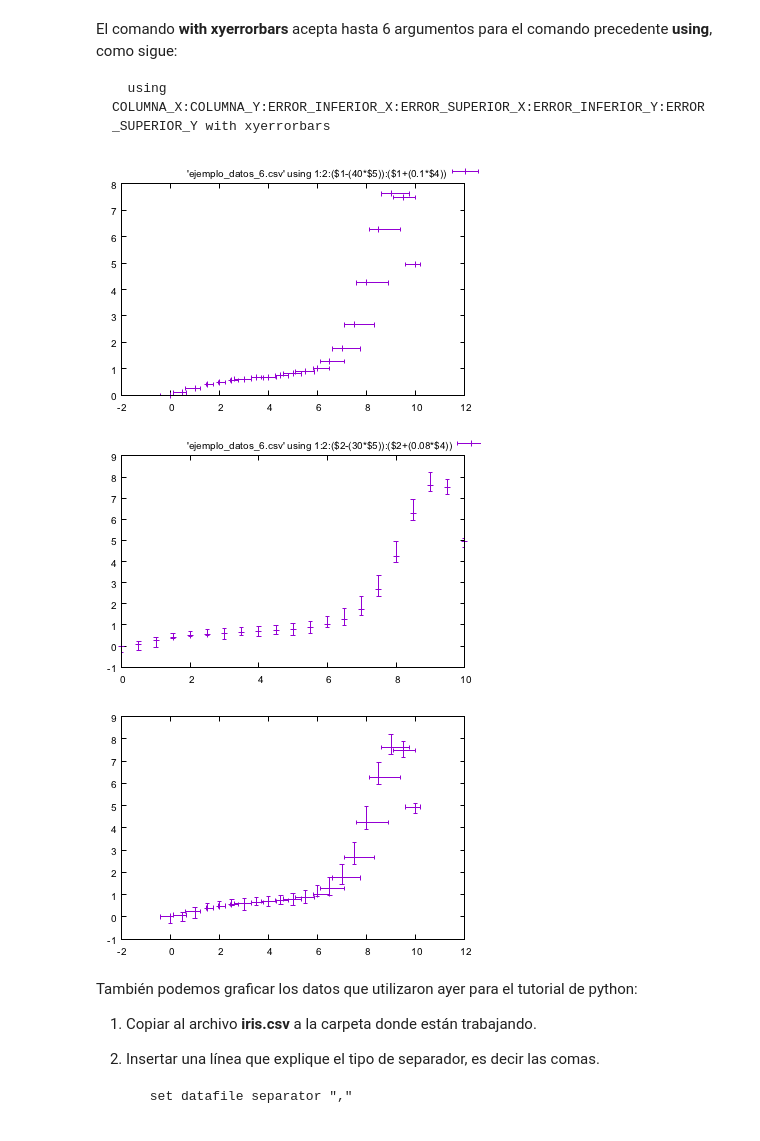
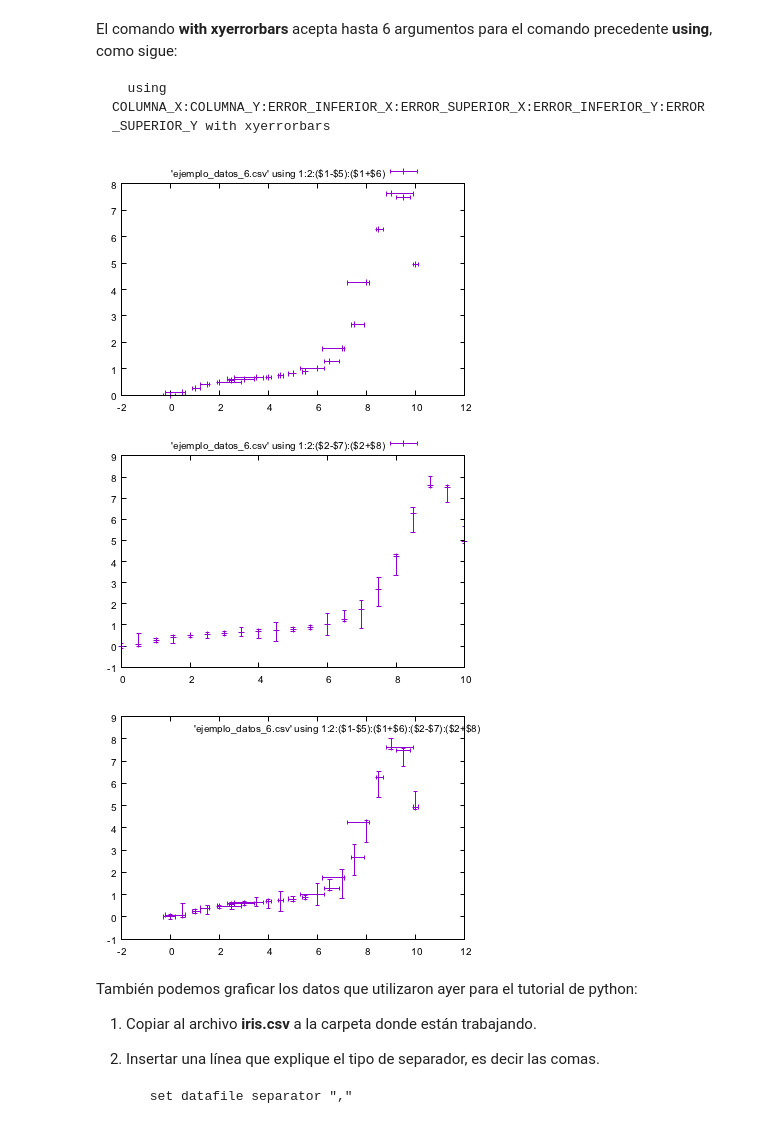
Before and after one commit to wbandabarragan/intro_gnuplot, a Jupyter notebook: Tutorial_GNUplot2.ipynb, the cells around one changed output. Drawn from its saved outputs; the diff is of its cells as text; code cells hidden in the pictures.

```diff
--- a/Tutorial_GNUplot2.ipynb
+++ b/Tutorial_GNUplot2.ipynb
@@ -489,25 +489,25 @@ reset
 set key tmargin left
 set datafile separator "," #Para abrir archivos .csv
 
-plot 'ejemplo_datos_6.csv' using 1:2:($1-(40*$5)):($1+(0.1*$4)) with xerrorbars
+plot 'ejemplo_datos_6.csv' using 1:2:($1-$5):($1+$6) with xerrorbars
 # %% [output]
-[figure, old version]
+[figure, new version]
 # %%
 reset
 set key tmargin left
 set datafile separator "," #Para abrir archivos .csv
 
-plot 'ejemplo_datos_6.csv' using 1:2:($2-(30*$5)):($2+(0.08*$4)) with yerrorbars
+plot 'ejemplo_datos_6.csv' using 1:2:($2-$7):($2+$8) with yerrorbars
 # %% [output]
-[figure, old version]
+[figure, new version]
 # %%
 reset
 set key top left
 set datafile separator ","
 
-plot 'ejemplo_datos_6.csv' using 1:2:($1-(40*$5)):($1+(0.1*$4)):($2-(30*$5)):($2+(0.08*$4)) with xyerrorbars
+plot 'ejemplo_datos_6.csv' using 1:2:($1-$5):($1+$6):($2-$7):($2+$8) with xyerrorbars
 # %% [output]
-[figure, old version]
+[figure, new version]
 # %% [markdown]
 También podemos graficar los datos que utilizaron ayer para el tutorial de python:
 
```
Also changed, not shown: parts of 5 cells of this notebook.
